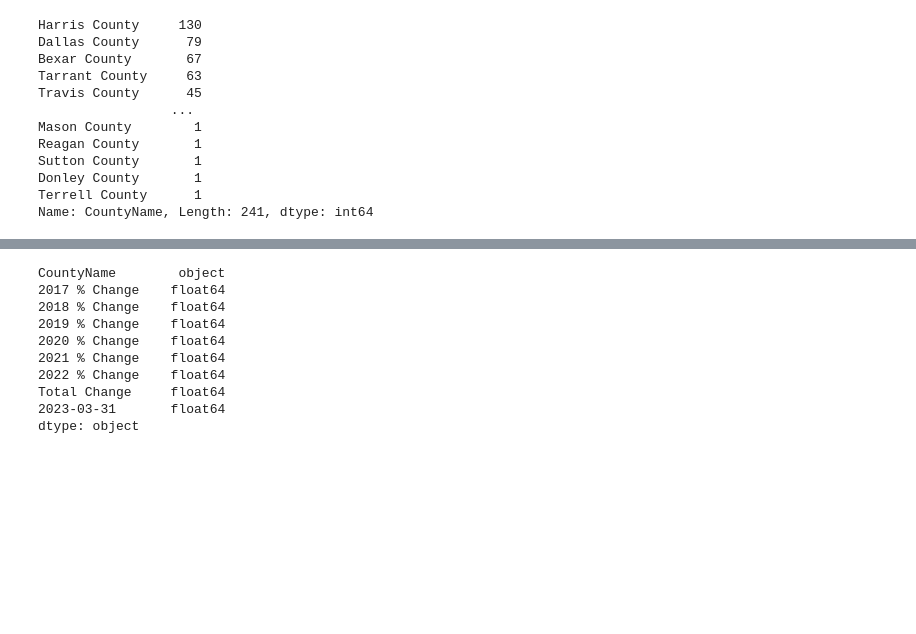
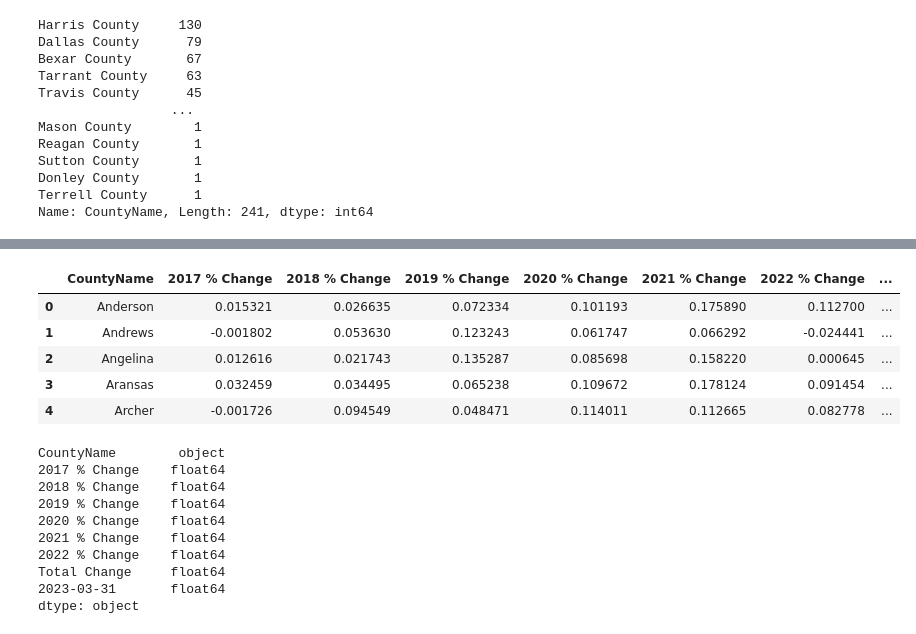
Before and after one commit to anitha0615/project_1, a Jupyter notebook: Analysis/housing_prices_bycounty.ipynb, the cells around one changed output, grey strips where cells are left out. Drawn from its saved outputs; the diff is of its cells as text; code cells hidden in the pictures; blank space fills up the shorter version.

```diff
--- a/Analysis/housing_prices_bycounty.ipynb
+++ b/Analysis/housing_prices_bycounty.ipynb
@@ -116,3 +115,15 @@ df_summary.head()
 | 2 | Angelina County | 0.012616 | 0.021743 | 0.135287 | 0.085698 | 0.158220 | 0.000645 | ... |
 | 3 | Aransas County | 0.032459 | 0.034495 | 0.065238 | 0.109672 | 0.178124 | 0.091454 | ... |
 | 4 | Archer County | -0.001726 | 0.094549 | 0.048471 | 0.114011 | 0.112665 | 0.082778 | ... |
+# %%
+# Cleaning " County" out of the column values so we can match it up with other dataframes.
+
+df_summary["CountyName"] = df_summary["CountyName"].str.replace(" County","")
+df_summary.head()
+# %% [output]
+|  | CountyName | 2017 % Change | 2018 % Change | 2019 % Change | 2020 % Change | 2021 % Change | 2022 % Change | ... |
+| 0 | Anderson | 0.015321 | 0.026635 | 0.072334 | 0.101193 | 0.175890 | 0.112700 | ... |
+| 1 | Andrews | -0.001802 | 0.053630 | 0.123243 | 0.061747 | 0.066292 | -0.024441 | ... |
+| 2 | Angelina | 0.012616 | 0.021743 | 0.135287 | 0.085698 | 0.158220 | 0.000645 | ... |
+| 3 | Aransas | 0.032459 | 0.034495 | 0.065238 | 0.109672 | 0.178124 | 0.091454 | ... |
+| 4 | Archer | -0.001726 | 0.094549 | 0.048471 | 0.114011 | 0.112665 | 0.082778 | ... |
```
Also changed, not shown: parts of 2 cells of this notebook, 4 other files.
